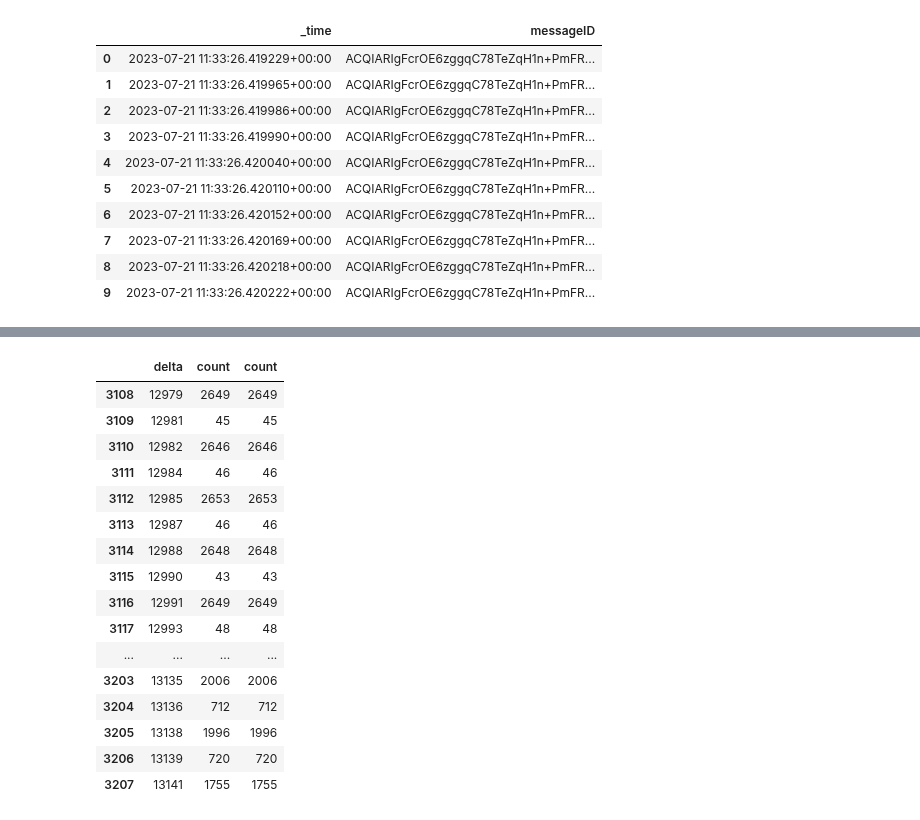
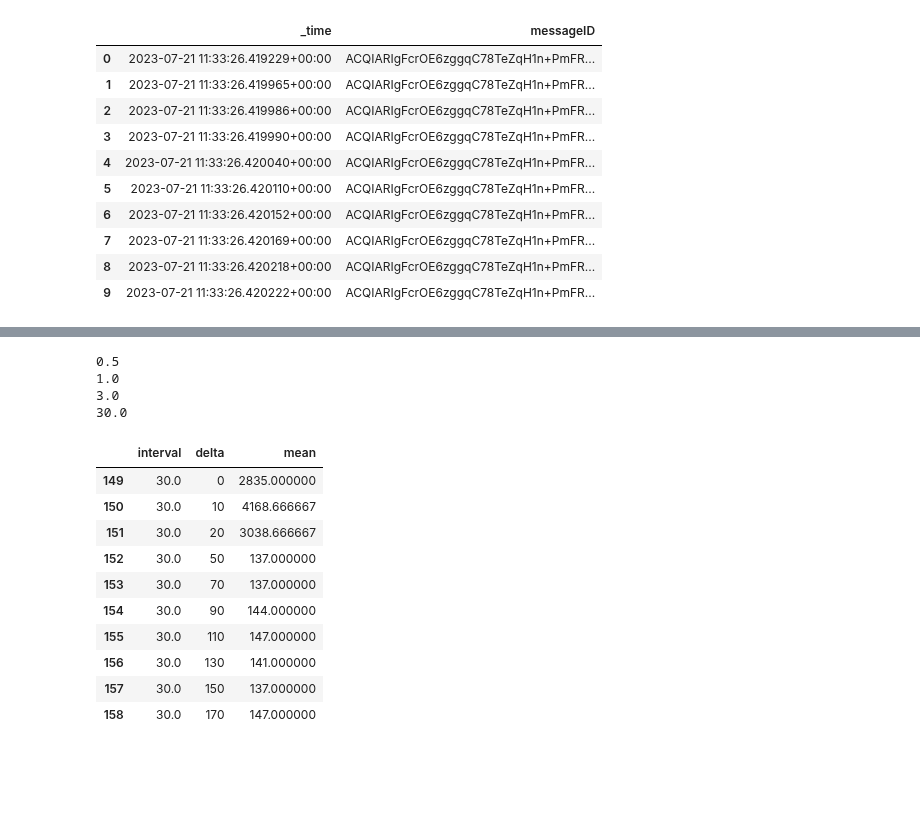
Before and after one commit to FlavScheidt/flexi-pipe, a Jupyter notebook: data/MessageOverheadByInterval.ipynb, the cells around one changed output, grey strips where cells are left out. Saved outputs shown, nothing was run; the diff lists cells and outputs as text; code cells hidden in the pictures; blank space fills up the shorter version.

```diff
--- a/data/MessageOverheadByInterval.ipynb
+++ b/data/MessageOverheadByInterval.ipynb
@@ -270,36 +291,31 @@ intv.head(100)
-# %%
-#get first datetime
-delta = df["_time"].min()
-# print(delta)
-
-#Calculate delta in seconds
-df["delta"] = ((df["_time"] - delta) / pd.Timedelta(seconds=1)).astype(int)
-# print(df.loc[df["delta"] >= 1 & df["delta"] <= 2])
-
-#Aggregate by time
-gb = df.groupby(['delta']).agg(["count"]).sort_values(by=["delta"])
-gb.columns = gb.columns.droplevel(0)
-gb.reset_index(level=0, inplace=True)
-
-gb.tail(100)
-# %% [output]
-|  | delta | count | count |
-| 3108 | 12979 | 2649 | 2649 |
-| 3109 | 12981 | 45 | 45 |
-| 3110 | 12982 | 2646 | 2646 |
-| 3111 | 12984 | 46 | 46 |
-| 3112 | 12985 | 2653 | 2653 |
-| 3113 | 12987 | 46 | 46 |
-| 3114 | 12988 | 2648 | 2648 |
-| 3115 | 12990 | 43 | 43 |
-| 3116 | 12991 | 2649 | 2649 |
-| 3117 | 12993 | 48 | 48 |
-| ... | ... | ... | ... |
-| 3203 | 13135 | 2006 | 2006 |
-| 3204 | 13136 | 712 | 712 |
-| 3205 | 13138 | 1996 | 1996 |
-| 3206 | 13139 | 720 | 720 |
-| 3207 | 13141 | 1755 | 1755 |
+# %%
+# get intervals
+
+intervals = intv['interval'].drop_duplicates().to_numpy()
+
+# print(intervals)
+
+for interval in np.nditer(intervals):
+    print(interval)
+    aux = intv.loc[intv["interval"] == interval]
+
+aux.head(10)
+# %% [output]
+0.5
+1.0
+3.0
+30.0
+|  | interval | delta | mean |
+| 149 | 30.0 | 0 | 2835.000000 |
+| 150 | 30.0 | 10 | 4168.666667 |
+| 151 | 30.0 | 20 | 3038.666667 |
+| 152 | 30.0 | 50 | 137.000000 |
+| 153 | 30.0 | 70 | 137.000000 |
+| 154 | 30.0 | 90 | 144.000000 |
+| 155 | 30.0 | 110 | 147.000000 |
+| 156 | 30.0 | 130 | 141.000000 |
+| 157 | 30.0 | 150 | 137.000000 |
+| 158 | 30.0 | 170 | 147.000000 |
 # %%
 plt.style.use('ggplot')
 # kwargs = dict(color=['hotpink'], alpha=0.9)#, density=True)
```
Also changed, not shown: parts of 5 cells of this notebook.
